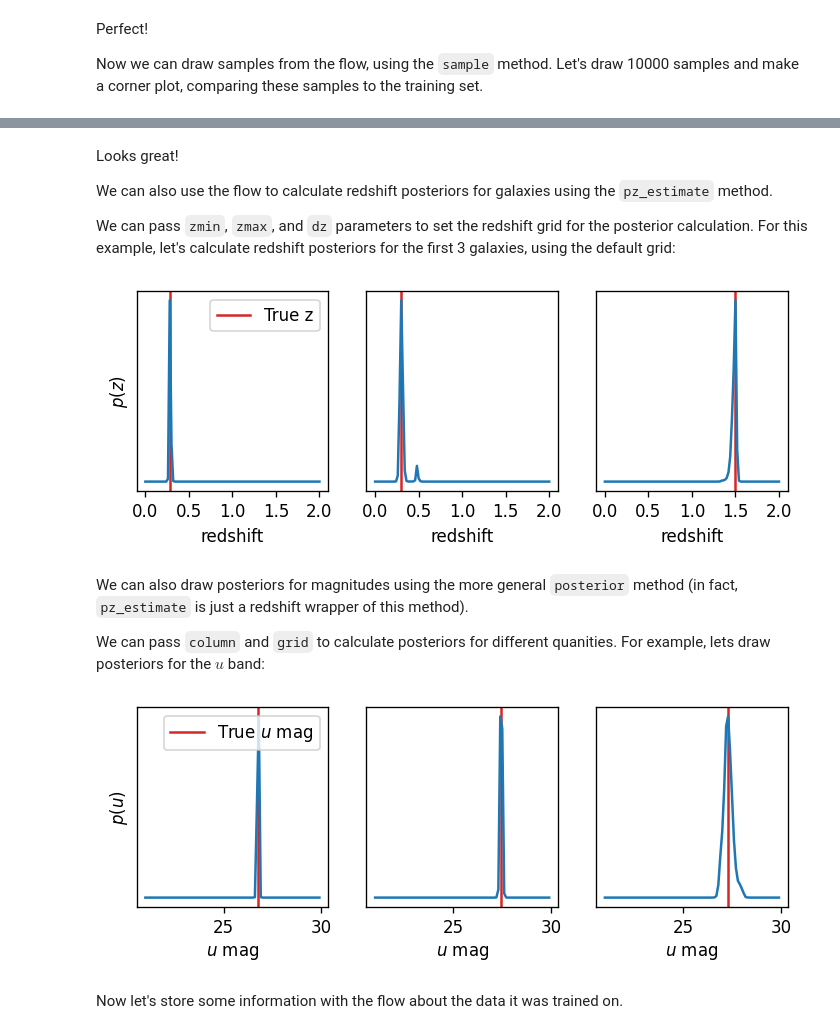
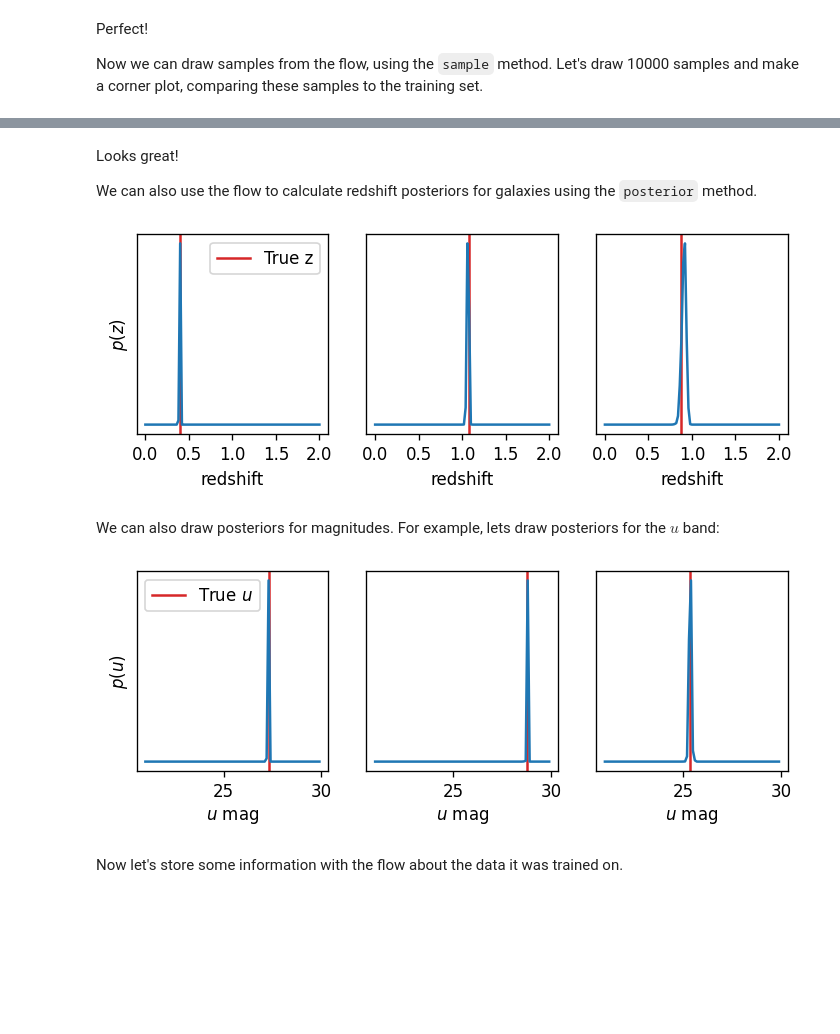
Before and after one commit to jfcrenshaw/pzflow, a Jupyter notebook: examples/redshift_example.ipynb, the cells around one changed output, grey strips where cells are left out. Drawn from its saved outputs; the diff is of its cells as text; code cells hidden in the pictures; blank space fills up the shorter version.

Commit message:
Made a more general intro notebook.

```diff
--- a/examples/redshift_example.ipynb
+++ b/examples/redshift_example.ipynb
@@ -120,4 +109,4 @@ For this example, we will use the defaults (except we will set `verbose=True` so
 # %%
 %%time
-losses = flow.train(data, epochs=25, batch_size=1024, verbose=True)
+losses = flow.train(data, verbose=True)
 # %% [output]
@@ -167,7 +156,4 @@ corner.corner(data[:10000], fig=fig, bins=20, range=ranges, hist_bin_factor=2, c
 # %% [markdown]
 Looks great!
 
-We can also use the flow to calculate redshift posteriors for galaxies using the `pz_estimate` method.
-
-We can pass `zmin`, `zmax`, and `dz` parameters to set the redshift grid for the posterior calculation.
-For this example, let's calculate redshift posteriors for the first 3 galaxies, using the default grid:
+We can also use the flow to calculate redshift posteriors for galaxies using the `posterior` method.
@@ -176,9 +160,11 @@ pdfs = flow.pz_estimate(data.iloc[:3])
+# %%
+grid = np.arange(0, 2.02, 0.02)
+pdfs = flow.posterior(samples, column="redshift", grid=grid)
 # %%
 fig, axes = plt.subplots(1,3,figsize=(7,2.2), dpi=120)
 
-grid = np.arange(0, 2.02, 0.02)
 for i,ax in enumerate(axes):
-    true_z = data.iloc[i]['redshift']
+    true_z = samples['redshift'][i]
     ax.axvline(true_z, 0, 1, c="C3",
                label='True z')
     ax.plot(grid, pdfs[i])
@@ -189,31 +175,29 @@ axes[0].legend()
 axes[0].set(ylabel='$p(z)$')
 plt.show()
 # %% [output]
-[figure, old version]
+[figure, new version]
 # %% [markdown]
-We can also draw posteriors for magnitudes using the more general `posterior` method (in fact, `pz_estimate` is just a redshift wrapper of this method).
-
-We can pass `column` and `grid` to calculate posteriors for different quanities.
+We can also draw posteriors for magnitudes.
 For example, lets draw posteriors for the $u$ band:
 # %%
 u_grid = np.arange(21, 30, 0.1)
-u_pdfs = flow.posterior(data.iloc[:3], column='u', grid=u_grid)
+u_pdfs = flow.posterior(samples, column='u', grid=u_grid)
 # %%
 fig, axes = plt.subplots(1,3,figsize=(7,2.2), dpi=120)
 
 grid = np.arange(0, 2.02, 0.02)
 for i,ax in enumerate(axes):
-    true_u = data.iloc[i]['u']
+    true_u = samples['u'][i]
     ax.axvline(true_u, 0, 1, c="C3",
-               label='True $u$ mag')
+               label='True $u$')
     ax.plot(u_grid, u_pdfs[i])
     ax.set(xlabel="$u$ mag",
            yticks=[])
 axes[0].legend()
 axes[0].set(ylabel='$p(u)$')
 plt.show()
 # %% [output]
-[figure, old version]
+[figure, new version]
 # %% [markdown]
 Now let's store some information with the flow about the data it was trained on.
 # %%
```
Also changed, not shown: parts of 15 cells of this notebook, 4 other files.
